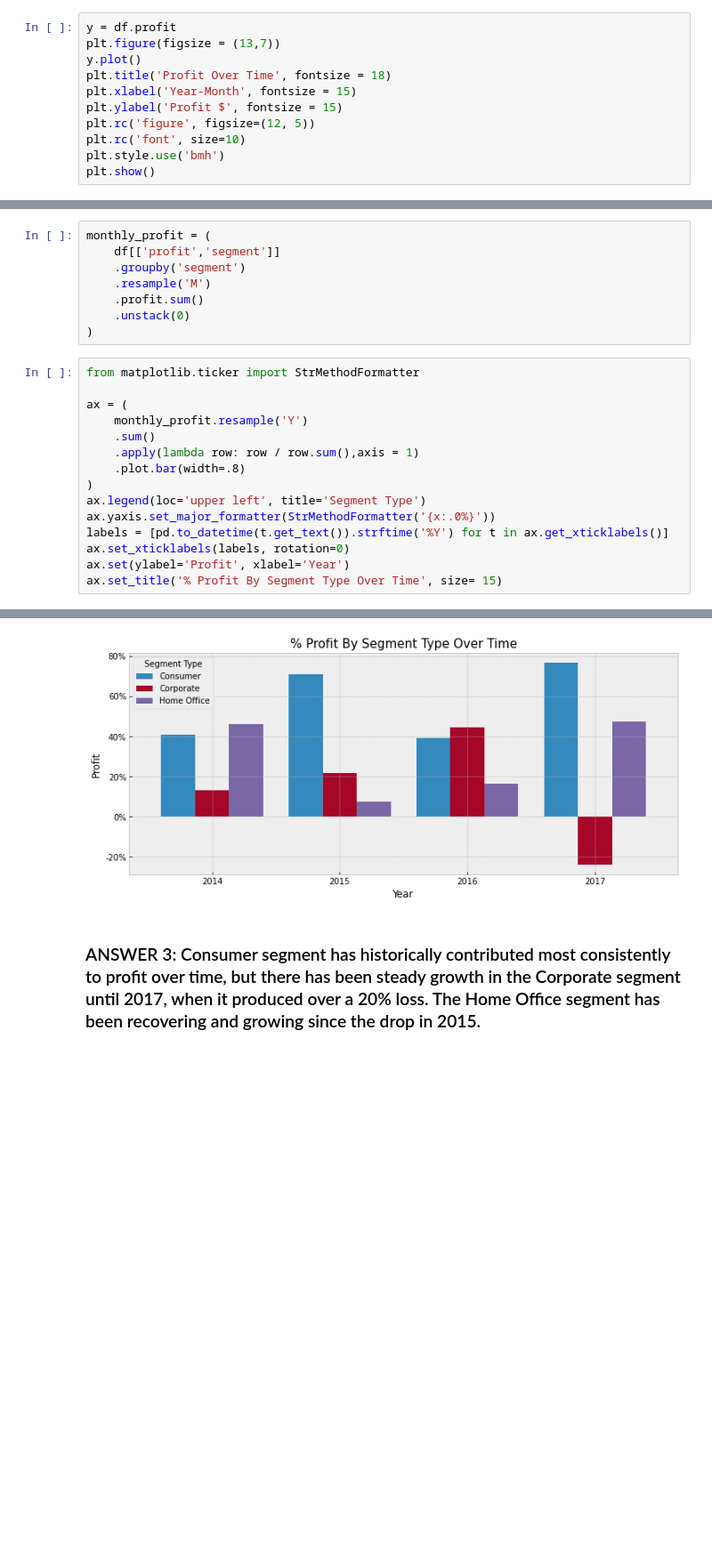
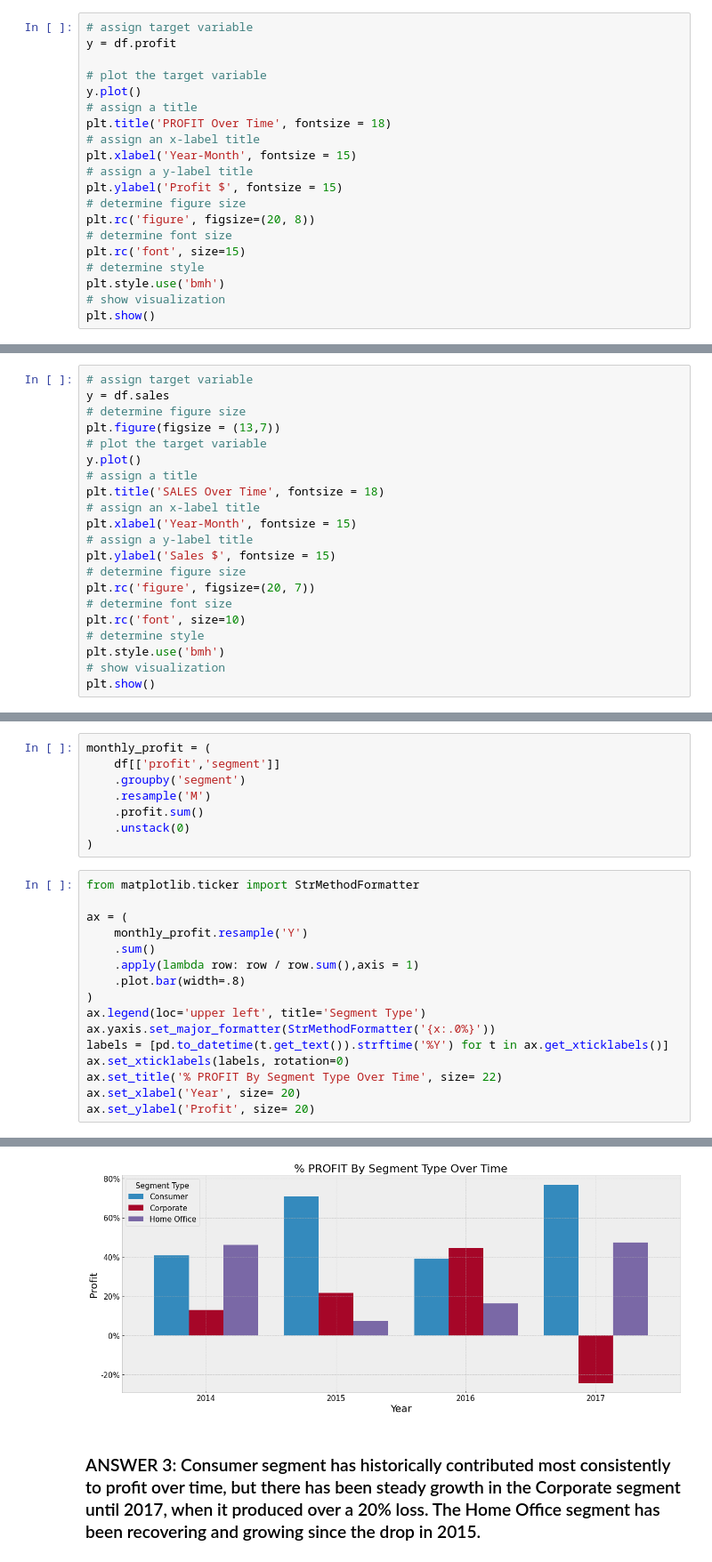
Before and after one commit to long-name-gang/time_series-project, a Jupyter notebook: rachel_final_report.ipynb, the cells around one changed output, grey strips where cells are left out. Shown at 89% size. Saved outputs shown, nothing was run; the diff lists cells and outputs as text; blank space fills up the shorter version.

```diff
--- a/rachel_final_report.ipynb
+++ b/rachel_final_report.ipynb
@@ -256,14 +268,23 @@ Observations:
 # %% [markdown]
 #### Profit (target) Over Time
 # %%
+# assign target variable
 y = df.profit
-plt.figure(figsize = (13,7))
+
+# plot the target variable
 y.plot()
-plt.title('Profit Over Time', fontsize = 18)
+# assign a title
+plt.title('PROFIT Over Time', fontsize = 18)
+# assign an x-label title
 plt.xlabel('Year-Month', fontsize = 15)
+# assign a y-label title
 plt.ylabel('Profit $', fontsize = 15)
-plt.rc('figure', figsize=(12, 5))
-plt.rc('font', size=10)
+# determine figure size
+plt.rc('figure', figsize=(20, 8))
+# determine font size
+plt.rc('font', size=15)
+# determine style
 plt.style.use('bmh')
+# show visualization
 plt.show()
 # %% [output]
@@ -275,0 +299,21 @@ Observations:
+# %%
+# assign target variable
+y = df.sales
+# determine figure size
+plt.figure(figsize = (13,7))
+# plot the target variable
+y.plot()
+# assign a title
+plt.title('SALES Over Time', fontsize = 18)
+# assign an x-label title
+plt.xlabel('Year-Month', fontsize = 15)
+# assign a y-label title
+plt.ylabel('Sales $', fontsize = 15)
+# determine figure size
+plt.rc('figure', figsize=(20, 7))
+# determine font size
+plt.rc('font', size=10)
+# determine style
+plt.style.use('bmh')
+# show visualization
+plt.show()
@@ -302,6 +350,7 @@ ax.legend(loc='upper left', title='Segment Type')
 ax.yaxis.set_major_formatter(StrMethodFormatter('{x:.0%}'))
 labels = [pd.to_datetime(t.get_text()).strftime('%Y') for t in ax.get_xticklabels()]
 ax.set_xticklabels(labels, rotation=0)
-ax.set(ylabel='Profit', xlabel='Year')
-ax.set_title('% Profit By Segment Type Over Time', size= 15)
+ax.set_title('% PROFIT By Segment Type Over Time', size= 22)
+ax.set_xlabel('Year', size= 20)
+ax.set_ylabel('Profit', size= 20)
 # %% [output]
@@ -309,4 +358,4 @@ Text(0.5, 1.0, '% Profit By Segment Type Over Time')
-[figure, old version]
+[figure, new version]
 # %% [markdown]
 ### ANSWER 3: Consumer segment has historically contributed most consistently to profit over time, but there has been steady growth in the Corporate segment until 2017, when it produced over a 20% loss. The Home Office segment has been recovering and growing since the drop in 2015.
 # %% [markdown]
```
Also changed, not shown: parts of 25 cells of this notebook.
